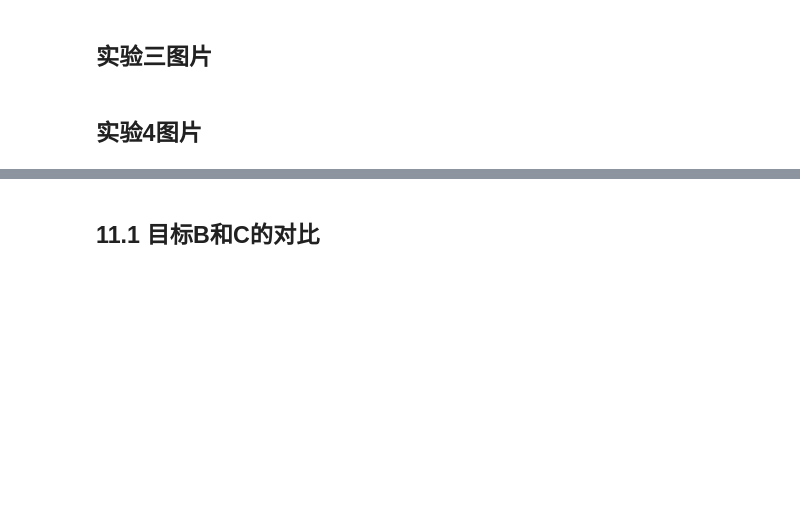
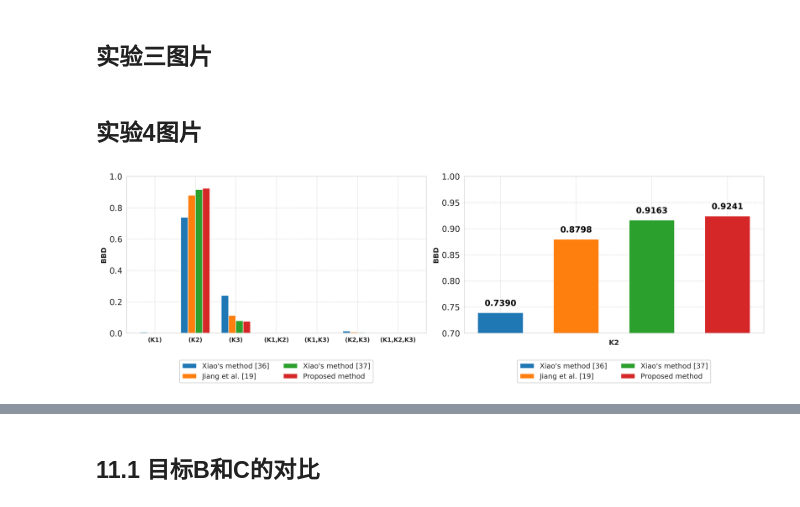
Before and after one commit to bitofbing/DS, a Jupyter notebook: 相似度_依赖度_软似然/SLF_CR.ipynb, the cells around one changed output, grey strips where cells are left out. Drawn from its saved outputs; the diff is of its cells as text; code cells hidden in the pictures; blank space fills up the shorter version.

```diff
--- a/相似度_依赖度_软似然/SLF_CR.ipynb
+++ b/相似度_依赖度_软似然/SLF_CR.ipynb
@@ -1988,7 +1999,7 @@ plt.subplots_adjust(wspace=0.3)  # 增加子图间距
 # ----------------------------
 # 通用设置
 # ----------------------------
-methods = ["Xiao's method [35]", "Jiang et al. [19]", "Xiao's method [36]", "Proposed method"]
+methods = ["Xiao's method [36]", "Jiang et al. [19]", "Xiao's method [37]", "Proposed method"]
 colors = ['#1f77b4', '#ff7f0e', '#2ca02c', '#d62728']  # 统一颜色方案
 legend_params = {
     'fontsize': 12,
@@ -2040,33 +2051,35 @@ ax1.legend(**legend_params)
 # ----------------------------
 # 第二个子图 (H₂ comparison)
 # ----------------------------
 bba_values = [0.7390, 0.8798, 0.9163, 0.9241]  # m(H₂) values
 
 for method, color, value in zip(methods, colors, bba_values):
     ax2.bar(method, value, color=color, width=0.6, label=method)  # 注意加 label
 
 # 添加数值标签，字体加粗，黑色，白底半透明背景，稍微向上偏移
 for i, (method, value) in enumerate(zip(methods, bba_values)):
     ax2.text(
         i, value + 0.01, f'{value:.4f}',
         ha='center', va='bottom',
         fontsize=14, fontweight='bold', color='black',
         bbox=dict(facecolor='white', alpha=0.7, edgecolor='none', pad=1)
     )
 
 ax2.set_ylabel('BBD', fontsize=12)
 ax2.set_xlabel('K2', fontsize=12)
 ax2.set_ylim(0.70, 1.00)
 ax2.set_yticks([0.70, 0.75, 0.80, 0.85, 0.90, 0.95, 1.00])
 ax2.grid(True, axis='y', linestyle='--', alpha=0.7)
 ax2.set_xticklabels([])  # 隐藏x轴标签
 ax2.legend(**legend_params)
 
 # 调整整体布局，底部留图例空间
 plt.tight_layout(rect=[0, 0.1, 1, 1])
 
 plt.savefig("comparison_figure1_new.pdf", bbox_inches='tight', transparent=True)
 plt.show()
+# %% [output]
+[figure, added]
 # %%
 import matplotlib.pyplot as plt
 import numpy as np
```
Also changed, not shown: parts of 4 cells of this notebook, 11 other files.
